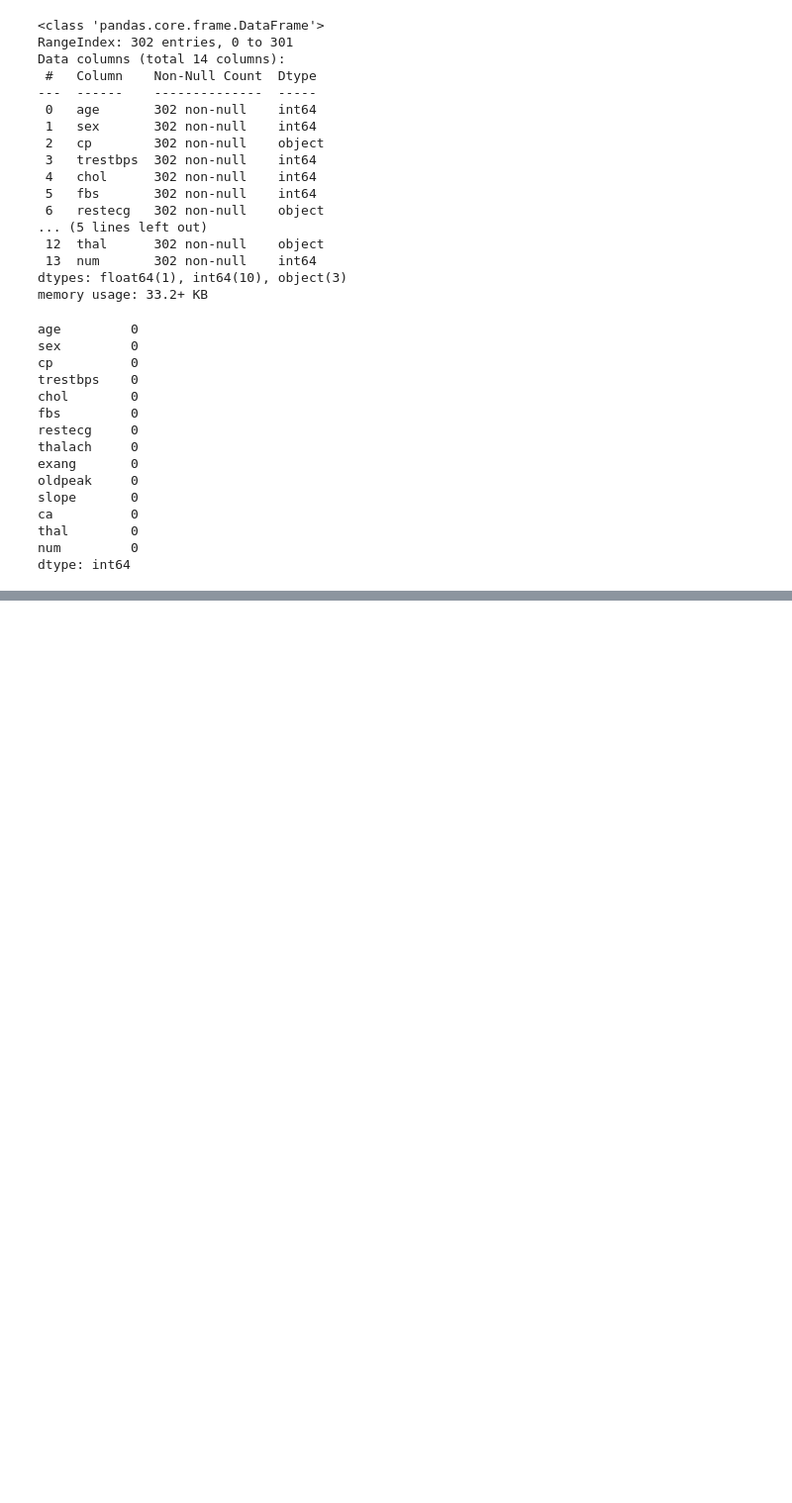
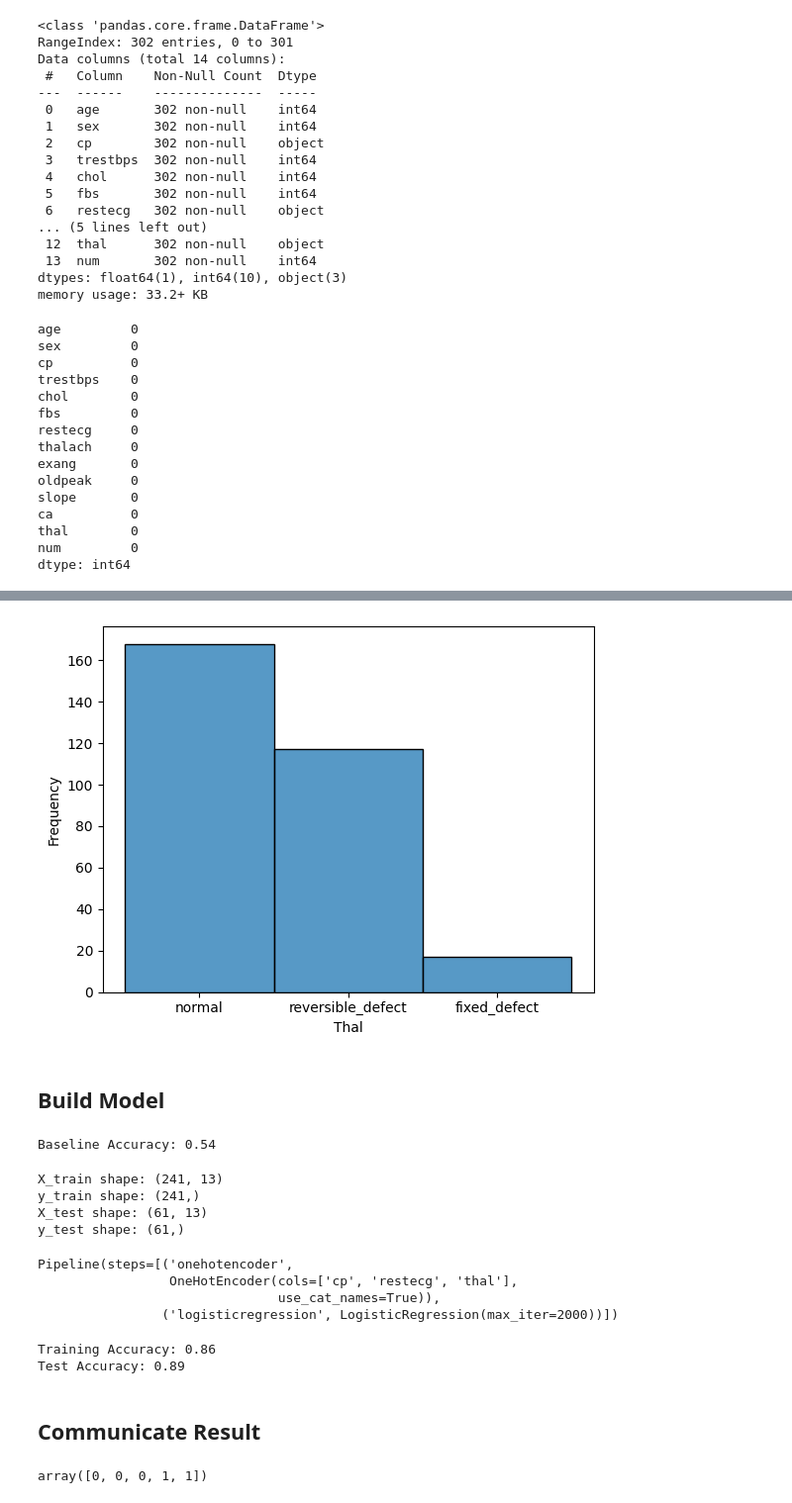
Before and after one commit to Lekanggy/MLrepo, a Jupyter notebook: Personal/classification/Cleveland Heart Diseas Prediction.ipynb, the cells around one changed output, grey strips where cells are left out. Shown: that part at 99% size. Drawn from its saved outputs; the diff is of its cells as text; code cells hidden in the pictures; blank space fills up the shorter version.

Commit message:
update model result

```diff
--- a/Personal/classification/Cleveland Heart Diseas Prediction.ipynb
+++ b/Personal/classification/Cleveland Heart Diseas Prediction.ipynb
@@ -95,0 +110,14 @@ dtype: int64
+# %%
+sns.histplot(clev["thal"])
+plt.xlabel("Thal")
+plt.ylabel("Frequency");
+# %% [output]
+[figure, added]
+# %% [markdown]
+## Build Model
+# %%
+#Baseline accuracy
+acc_baseline = clev["num"].value_counts(normalize=True).max()
+print("Baseline Accuracy:", round(acc_baseline, 2))
+# %% [output]
+Baseline Accuracy: 0.54
@@ -95,0 +129,40 @@ dtype: int64
+# %%
+X_train, X_test, y_train, y_test = train_test_split(X, y, test_size=0.2, random_state=42)
+
+print("X_train shape:", X_train.shape)
+print("y_train shape:", y_train.shape)
+print("X_test shape:", X_test.shape)
+print("y_test shape:", y_test.shape)
+# %% [output]
+X_train shape: (241, 13)
+y_train shape: (241,)
+X_test shape: (61, 13)
+y_test shape: (61,)
+# %%
+model = make_pipeline(
+    OneHotEncoder(use_cat_names=True),
+    LogisticRegression(max_iter=2000)
+)
+
+model.fit(X_train, y_train)
+# %% [output]
+Pipeline(steps=[('onehotencoder',
+                 OneHotEncoder(cols=['cp', 'restecg', 'thal'],
+                               use_cat_names=True)),
+                ('logisticregression', LogisticRegression(max_iter=2000))])
+# %%
+acc_train = accuracy_score(y_train, model.predict(X_train))
+acc_test = model.score(X_test, y_test)
+
+print("Training Accuracy:", round(acc_train, 2))
+print("Test Accuracy:", round(acc_test, 2))
+# %% [output]
+Training Accuracy: 0.86
+Test Accuracy: 0.89
+# %% [markdown]
+## Communicate Result
+# %%
+# Look into predict value
+model.predict(X_train)[:5]
+# %% [output]
+array([0, 0, 0, 1, 1])
```
Also changed, not shown: parts of 19 cells of this notebook, 8 other files.
